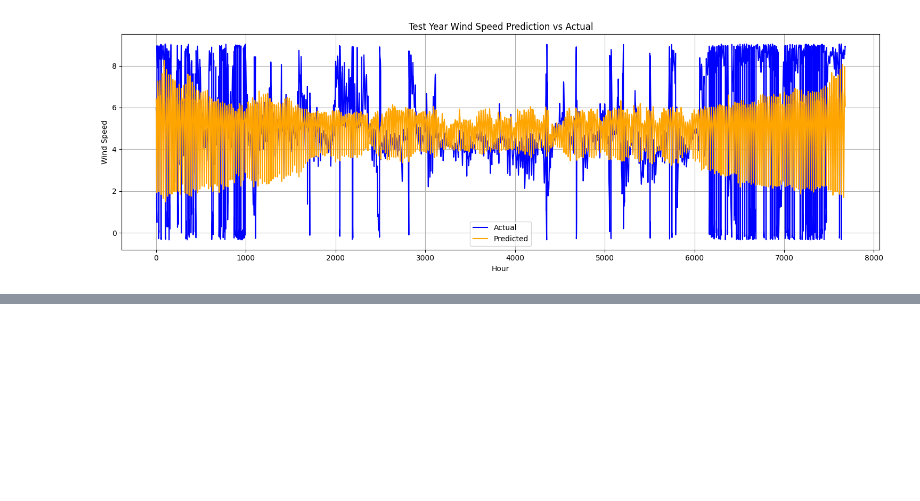
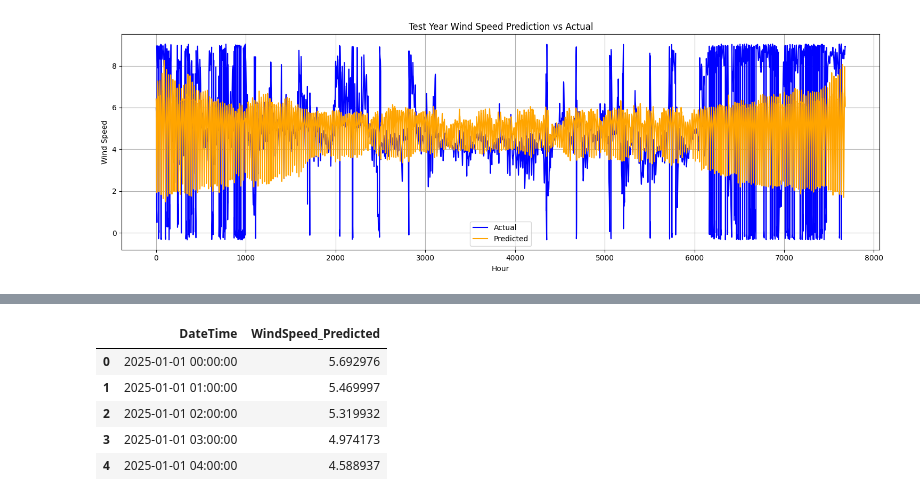
Before and after one commit to parasite-e/Wind-Speed-Prediction-Pytorch, a Jupyter notebook: notebook/main.ipynb, the cells around one changed output, grey strips where cells are left out. Saved outputs shown, nothing was run; the diff lists cells and outputs as text; code cells hidden in the pictures; blank space fills up the shorter version.

```diff
--- a/notebook/main.ipynb
+++ b/notebook/main.ipynb
@@ -635,0 +743,9 @@ plt.show()
+# %%
+pred_df.head()
+# %% [output]
+|  | DateTime | WindSpeed_Predicted |
+| 0 | 2025-01-01 00:00:00 | 5.692976 |
+| 1 | 2025-01-01 01:00:00 | 5.469997 |
+| 2 | 2025-01-01 02:00:00 | 5.319932 |
+| 3 | 2025-01-01 03:00:00 | 4.974173 |
+| 4 | 2025-01-01 04:00:00 | 4.588937 |
```
Also changed, not shown: parts of 8 cells of this notebook.
